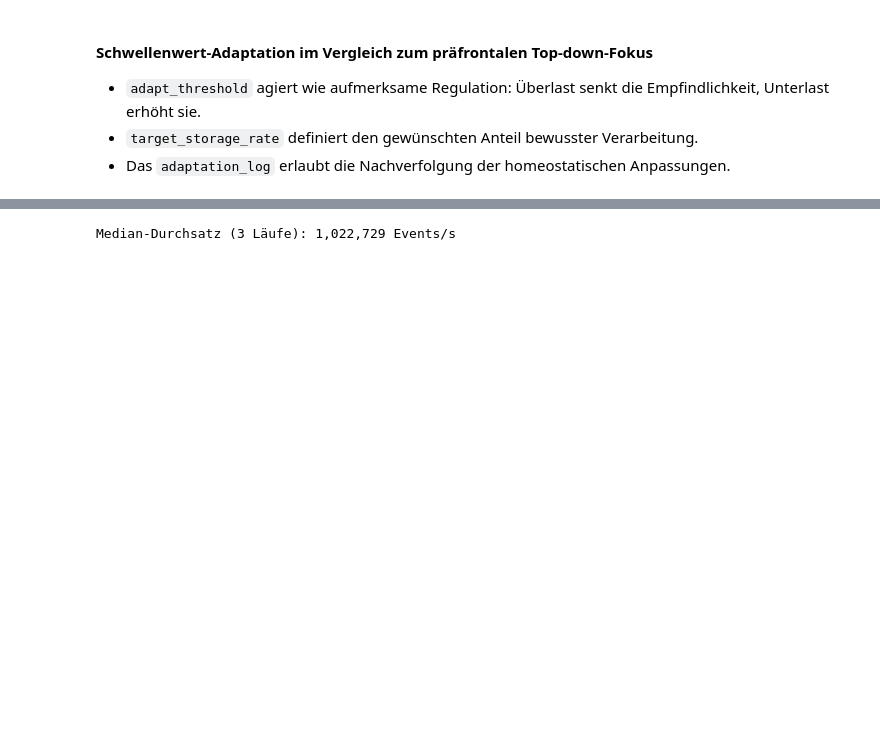
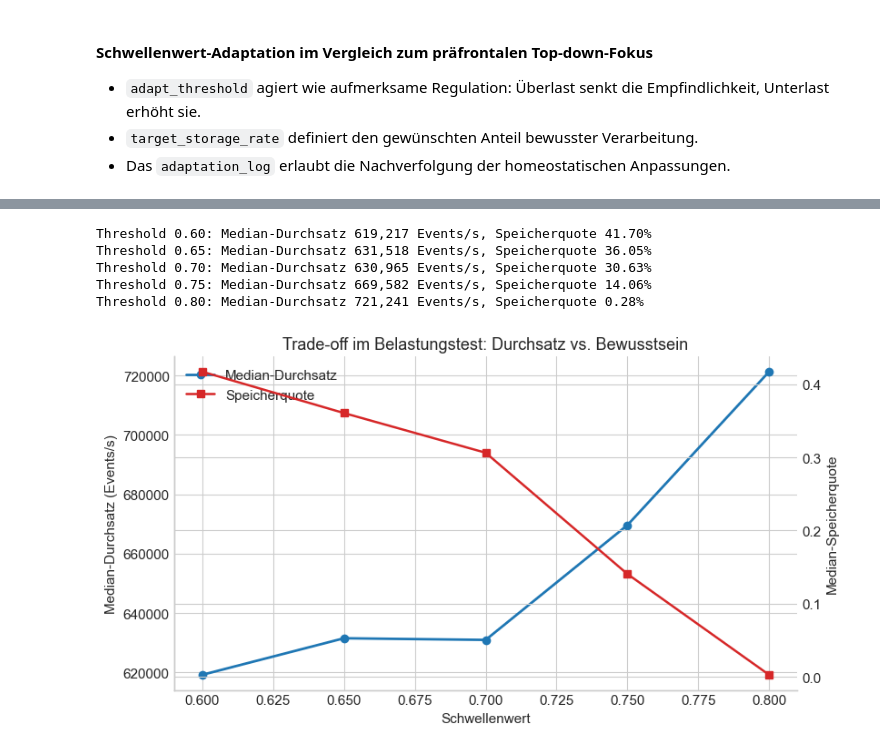
Before and after one commit to Keiko-Evolutio/keiko-memoria-viva, a Jupyter notebook: selective_memory_filtering/selective_memory_filtering.ipynb, the cells around one changed output, grey strips where cells are left out. Saved outputs shown, nothing was run; the diff lists cells and outputs as text; code cells hidden in the pictures; blank space fills up the shorter version.

```diff
--- a/selective_memory_filtering/selective_memory_filtering.ipynb
+++ b/selective_memory_filtering/selective_memory_filtering.ipynb
@@ -499,20 +1223,66 @@ Batch 6: stored=17/2000 (0.9%)  -> new threshold=0.743
 # %%
+def throughput_profile(
+    runs: int = 3,
+    events_per_run: int = 20_000,
+    thresholds: Optional[List[float]] = None,
+) -> List[Dict[str, float]]:
+    """Simuliert sensorische Überlastung und misst den Durchsatz/Selektions-Trade-off."""
+    thresholds = thresholds or [0.6, 0.65, 0.7, 0.75, 0.8]
+    results: List[Dict[str, float]] = []
+    for thr in thresholds:
+        throughput_samples = []
+        storage_samples = []
+        for _ in range(runs):
+            events = generate_test_events(events_per_run, hours_back=36, stress_bias=0.25)
+            mf = BiologicalMemoryFilter(attention_threshold=thr, temporal_decay_hours=6.0)
+            t0 = time.perf_counter()
+            mf.filter_events(events)
+            dt = time.perf_counter() - t0
+            if dt > 0:
+                throughput_samples.append(events_per_run / dt)
+            stats = mf.get_statistics()
+            storage_samples.append(stats["history"][-1]["storage_rate"])
+        if throughput_samples:
+            results.append(
+                {
+                    "threshold": thr,
+                    "median_throughput": float(np.median(throughput_samples)),
+                    "median_storage_rate": float(np.median(storage_samples)),
+                }
+            )
+    return results
 
-# --- Stresstest: Datenflut ---
-def measure_throughput(runs: int = 3, events_per_run: int = 50_000) -> float:
-    """Simuliert sensorische Überlastung und misst den Durchsatz des Filters."""
-    results = []
-    for _ in range(runs):
-        evts = generate_test_events(events_per_run)
-        mf = BiologicalMemoryFilter(attention_threshold=0.75)
-        t0 = time.perf_counter()
-        mf.filter_events(evts)
-        dt = time.perf_counter() - t0
-        if dt > 0:
-            results.append(events_per_run / dt)
-    return float(np.median(results)) if results else 0.0
+stress_results = throughput_profile()
+for entry in stress_results:
+    print(
+        f"Threshold {entry['threshold']:.2f}: Median-Durchsatz {entry['median_throughput']:,.0f} Events/s, "
+        f"Speicherquote {entry['median_storage_rate']:.2%}"
+    )
 
-throughput = measure_throughput(runs=3, events_per_run=30_000)  # moderat, um Laufzeiten hier kurz zu halten
-print(f"Median-Durchsatz (3 Läufe): {throughput:,.0f} Events/s")
+if stress_results:
+    thresholds = [entry["threshold"] for entry in stress_results]
+    throughputs = [entry["median_throughput"] for entry in stress_results]
+    storage_rates = [entry["median_storage_rate"] for entry in stress_results]
+
+    fig, ax1 = plt.subplots(figsize=(8.4, 4.6))
+    ax1.plot(thresholds, throughputs, marker="o", linewidth=2.0, label="Median-Durchsatz")
+    ax1.set_xlabel("Schwellenwert")
+    ax1.set_ylabel("Median-Durchsatz (Events/s)")
+
+    ax2 = ax1.twinx()
+    ax2.plot(thresholds, storage_rates, marker="s", color="#d62728", linewidth=1.8, label="Speicherquote")
+    ax2.set_ylabel("Median-Speicherquote")
+
+    ax1.set_title("Trade-off im Belastungstest: Durchsatz vs. Bewusstsein")
+    handles1, labels1 = ax1.get_legend_handles_labels()
+    handles2, labels2 = ax2.get_legend_handles_labels()
+    ax1.legend(handles1 + handles2, labels1 + labels2, frameon=False, loc="best")
+    fig.tight_layout()
+    plt.show()
 # %% [output]
-Median-Durchsatz (3 Läufe): 1,022,729 Events/s
+Threshold 0.60: Median-Durchsatz 619,217 Events/s, Speicherquote 41.70%
+Threshold 0.65: Median-Durchsatz 631,518 Events/s, Speicherquote 36.05%
+Threshold 0.70: Median-Durchsatz 630,965 Events/s, Speicherquote 30.63%
+Threshold 0.75: Median-Durchsatz 669,582 Events/s, Speicherquote 14.06%
+Threshold 0.80: Median-Durchsatz 721,241 Events/s, Speicherquote 0.28%
+[figure, added]
```
Also changed, not shown: parts of 24 cells of this notebook.
